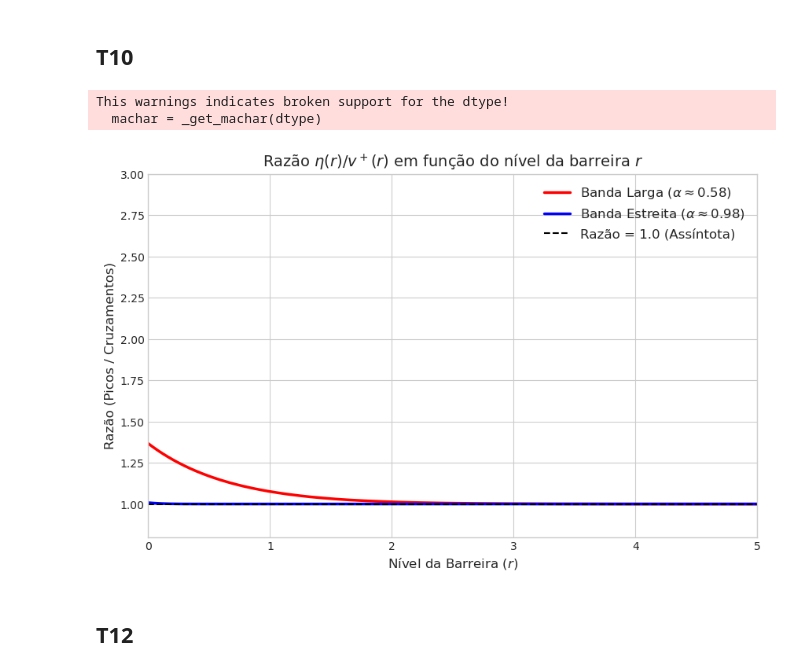
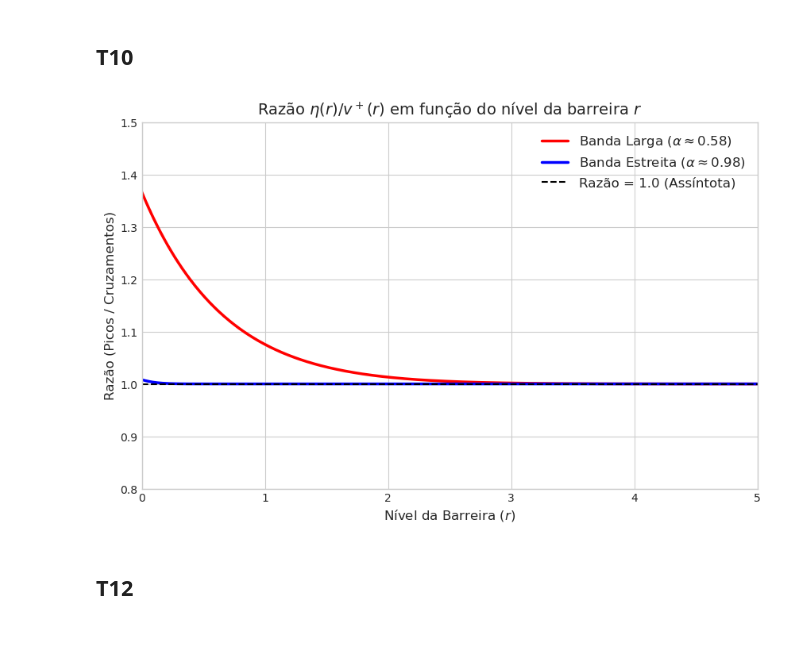
Before and after one commit to Gabrielsssilverio/Confiabilidade-avancada, a Jupyter notebook: Lista_exercicios.ipynb, the cells around one changed output. Cells and saved outputs as stored; diff of their text form; code cells hidden in the pictures; blank space fills up the shorter version.

```diff
--- a/Lista_exercicios.ipynb
+++ b/Lista_exercicios.ipynb
@@ -1399,37 +1399,35 @@ def razao_picos_cruzamentos(r, alpha):
 
 # Vetor do nível da barreira r (de 0 a 5 desvios-padrões)
 r_vals = np.linspace(0, 5, 500)
 
 # Fatores de Regularidade calculados
 alpha_estreita = 0.984  # Banda Limitada
 alpha_larga = 0.577     # Banda Larga (Exponencial)
 
 # Calculando as razões
 razao_estreita = razao_picos_cruzamentos(r_vals, alpha_estreita)
 razao_larga = razao_picos_cruzamentos(r_vals, alpha_larga)
 
 # Plotando o gráfico
 plt.figure(figsize=(10, 6))
 plt.style.use('seaborn-v0_8-whitegrid')
 
 plt.plot(r_vals, razao_larga, label=r'Banda Larga ($\alpha \approx 0.58$)', color='red', linewidth=2.5)
 plt.plot(r_vals, razao_estreita, label=r'Banda Estreita ($\alpha \approx 0.98$)', color='blue', linewidth=2.5)
 
 # Linha de referência = 1.0
 plt.axhline(y=1.0, color='black', linestyle='--', label='Razão = 1.0 (Assíntota)')
 
 plt.title('Razão $\eta(r) / v^+(r)$ em função do nível da barreira $r$', fontsize=14)
 plt.xlabel('Nível da Barreira ($r$)', fontsize=12)
 plt.ylabel('Razão (Picos / Cruzamentos)', fontsize=12)
-plt.ylim(0.8, 3.0)
+plt.ylim(0.8, 1.5)
 plt.xlim(0, 5)
 plt.legend(fontsize=12)
 
 plt.show()
 # %% [output]
-This warnings indicates broken support for the dtype!
-  machar = _get_machar(dtype)
-[figure, old version]
+[figure, new version]
 # %% [markdown]
 ## T12
 # %%
```
